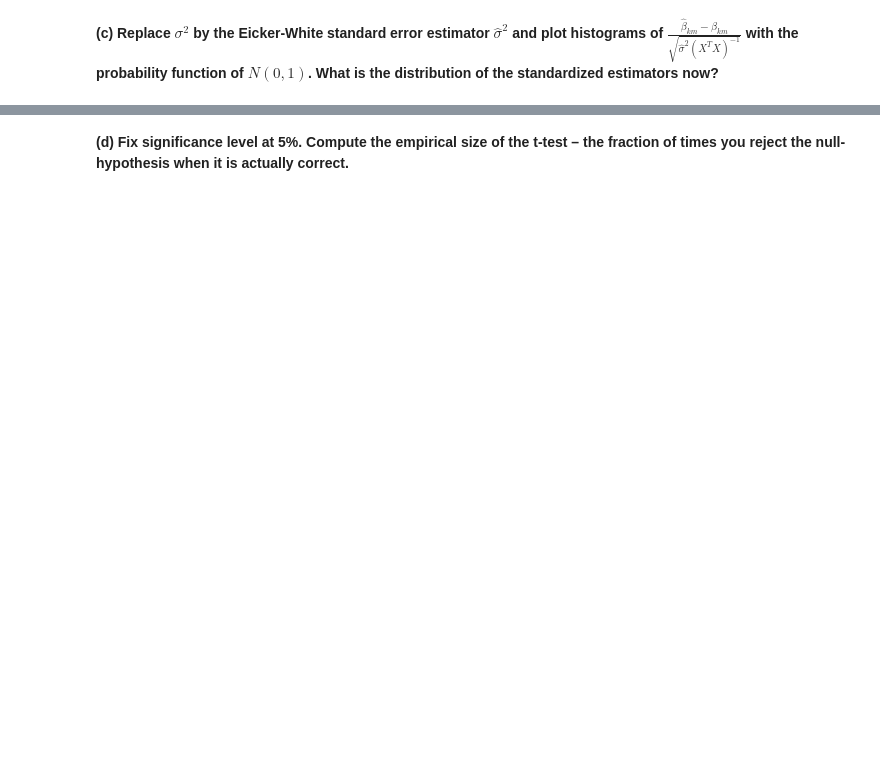
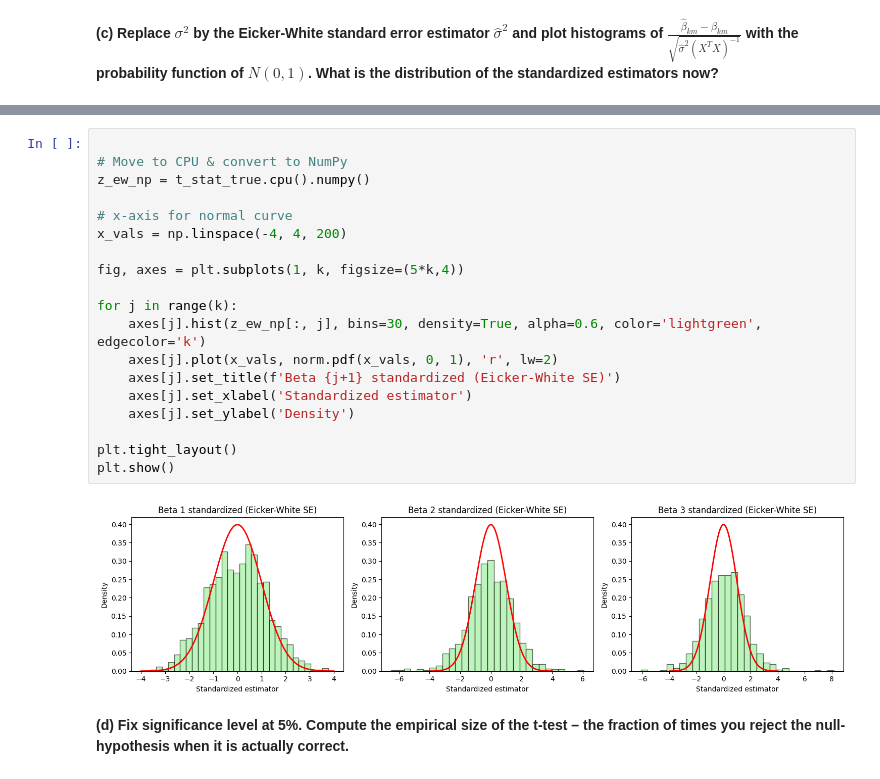
Before and after one commit to Nurdaylight/An-Econ-771, a Jupyter notebook: PS6.ipynb, the cells around one changed output, grey strips where cells are left out. Saved outputs shown, nothing was run; the diff lists cells and outputs as text; blank space fills up the shorter version.

```diff
--- a/PS6.ipynb
+++ b/PS6.ipynb
@@ -166,2 +156,23 @@ for j in range(3):
+# %%
+
+# Move to CPU & convert to NumPy
+z_ew_np = t_stat_true.cpu().numpy()
+
+# x-axis for normal curve
+x_vals = np.linspace(-4, 4, 200)
+
+fig, axes = plt.subplots(1, k, figsize=(5*k,4))
+
+for j in range(k):
+    axes[j].hist(z_ew_np[:, j], bins=30, density=True, alpha=0.6, color='lightgreen', edgecolor='k')
+    axes[j].plot(x_vals, norm.pdf(x_vals, 0, 1), 'r', lw=2)
+    axes[j].set_title(f'Beta {j+1} standardized (Eicker-White SE)')
+    axes[j].set_xlabel('Standardized estimator')
+    axes[j].set_ylabel('Density')
+
+plt.tight_layout()
+plt.show()
+# %% [output]
+[figure, added]
 # %% [markdown]
 **(d) Fix significance level at 5%. Compute the empirical size of the t-test – the fraction of times you reject the null-hypothesis when it is actually correct.**
```
Also changed, not shown: parts of 26 cells of this notebook.
